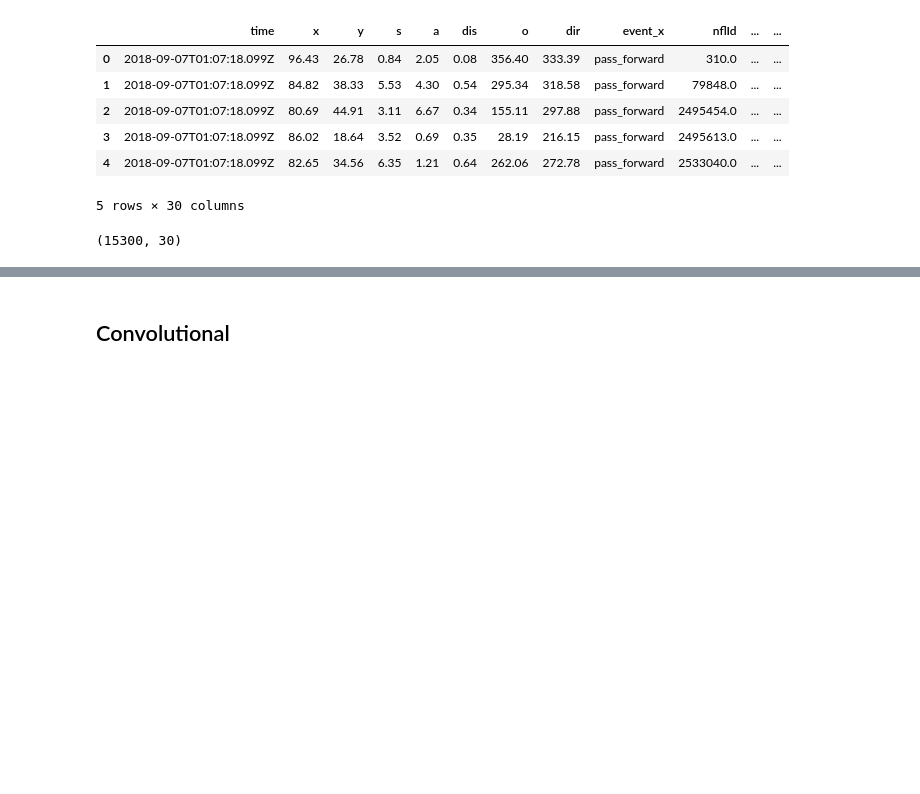
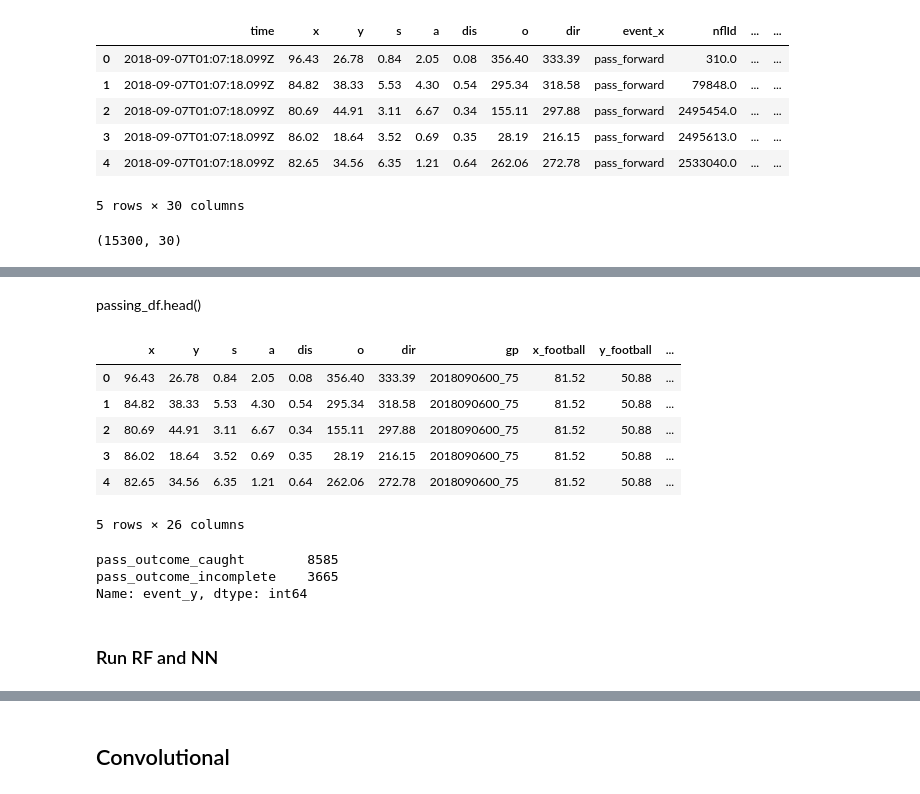
Before and after one commit to martincopello/TheOneWithTouchdowns, a Jupyter notebook: passing_plays_nn.ipynb, the cells around one changed output, grey strips where cells are left out. Drawn from its saved outputs; the diff is of its cells as text; code cells hidden in the pictures; blank space fills up the shorter version.

```diff
--- a/passing_plays_nn.ipynb
+++ b/passing_plays_nn.ipynb
@@ -162,0 +270,2 @@ passing_df.dropna(inplace = True)
+# %% [markdown]
+passing_df.head()
@@ -163 +278,20 @@ passing_df.dropna(inplace = True)
+# %%
+passing_df.head()
+# %% [output]
+|  | x | y | s | a | dis | o | dir | gp | x_football | y_football | ... |
+| 0 | 96.43 | 26.78 | 0.84 | 2.05 | 0.08 | 356.40 | 333.39 | 2018090600_75 | 81.52 | 50.88 | ... |
+| 1 | 84.82 | 38.33 | 5.53 | 4.30 | 0.54 | 295.34 | 318.58 | 2018090600_75 | 81.52 | 50.88 | ... |
+| 2 | 80.69 | 44.91 | 3.11 | 6.67 | 0.34 | 155.11 | 297.88 | 2018090600_75 | 81.52 | 50.88 | ... |
+| 3 | 86.02 | 18.64 | 3.52 | 0.69 | 0.35 | 28.19 | 216.15 | 2018090600_75 | 81.52 | 50.88 | ... |
+| 4 | 82.65 | 34.56 | 6.35 | 1.21 | 0.64 | 262.06 | 272.78 | 2018090600_75 | 81.52 | 50.88 | ... |
+5 rows × 26 columns
+# %%
+#Data is a bit imbalanced, but not enough to require any significant data processing
+passing_df['event_y'].value_counts()
+# %% [output]
+pass_outcome_caught        8585
+pass_outcome_incomplete    3665
+Name: event_y, dtype: int64
+# %% [markdown]
+### Run RF and NN
 # %%
```
Also changed, not shown: parts of 85 cells of this notebook.
